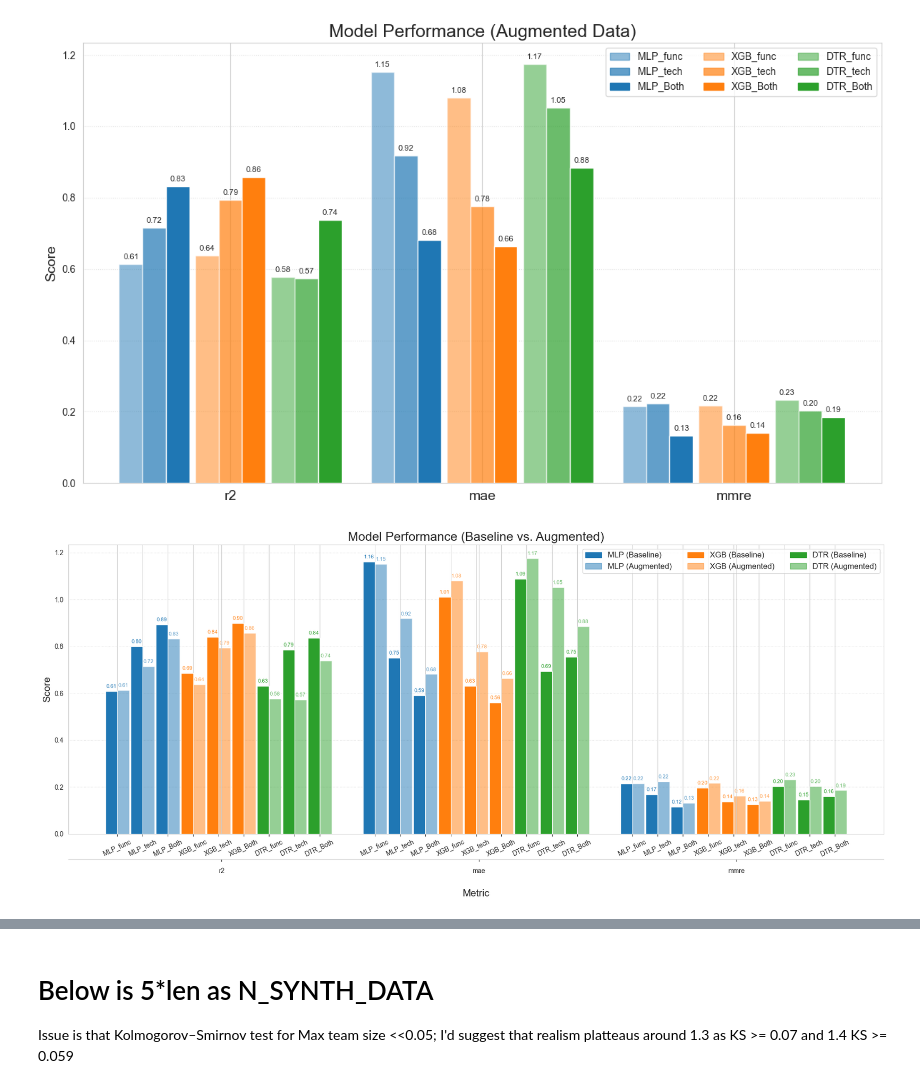
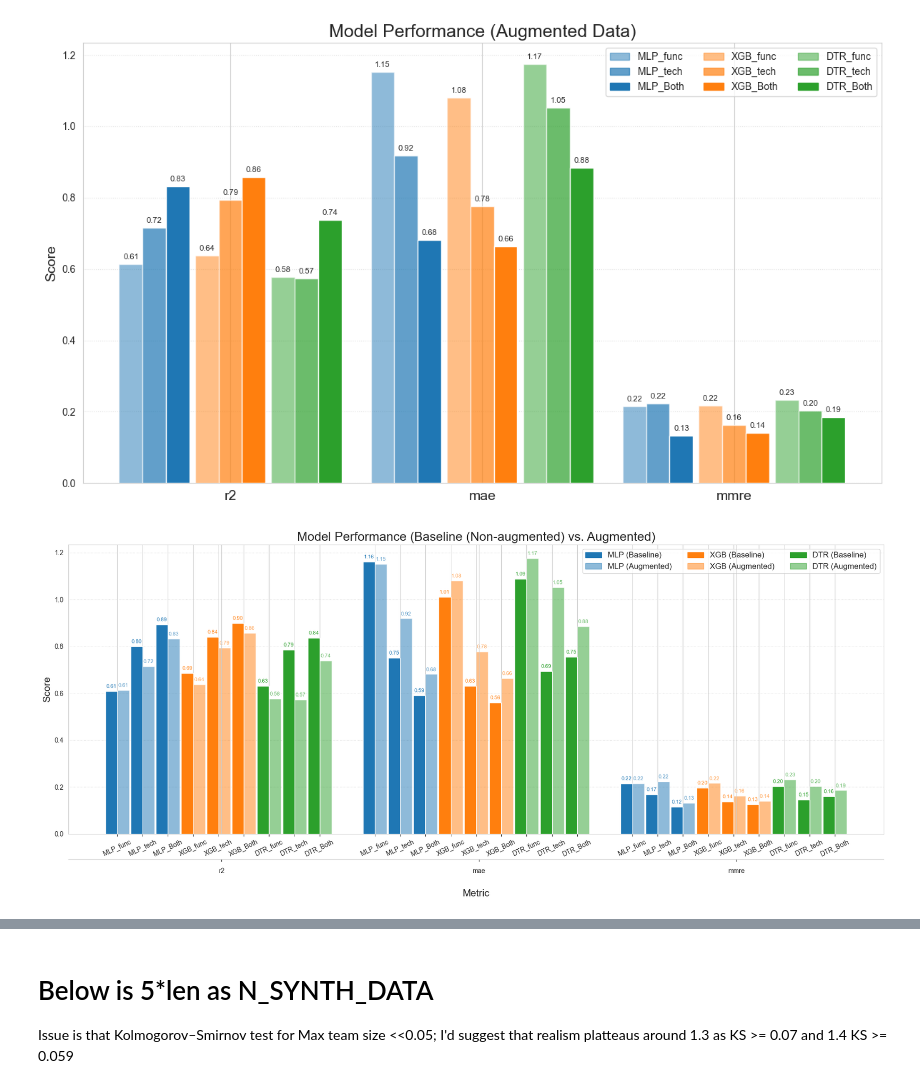
Before and after one commit to J4nvg/ResearchWorkshop, a Jupyter notebook: after_reading.ipynb, the cells around one changed output, grey strips where cells are left out. Cells and saved outputs as stored; diff of their text form; code cells hidden in the pictures.

Commit message:
Added plots

```diff
--- a/after_reading.ipynb
+++ b/after_reading.ipynb
@@ -1459,32 +1459,33 @@ def plot_baseline_augmented_together(baseline_df, augmented_df, title):
     # X-ticks: Model/Attribute combos under bars
     ax.set_xticks(xtick_locs)
     ax.set_xticklabels(xtick_labels, rotation=25, fontsize=10)
 
     # Major group ticks for metrics (on a separate bottom axis)
     ax2 = ax.twiny()
     ax2.set_xlim(ax.get_xlim())
     ax2.set_xticks(metric_centers)
     ax2.set_xticklabels(metrics, fontsize=20)
     ax2.xaxis.set_ticks_position('bottom')
     ax2.xaxis.set_label_position('bottom')
     ax2.spines['bottom'].set_position(('outward', 38))
     ax2.set_xlabel("Metric", fontsize=15, labelpad=22)
     ax2.tick_params(axis='x', which='major', pad=10, rotation=0)
     ax2.spines['top'].set_visible(False)
 
     # Custom legend
     handles = []
     labels = []
     for model in models:
         handles.append(plt.Rectangle((0,0),1,1, color=base_colors[model], alpha=1.0))
         labels.append(f"{model} (Baseline)")
         handles.append(plt.Rectangle((0,0),1,1, color=base_colors[model], alpha=0.5))
         labels.append(f"{model} (Augmented)")
     ax.legend(handles, labels, loc='upper right', fontsize=12, ncol=3)
 
     plt.tight_layout()
+    plt.savefig("./plot/Model_performance_nonaugvsaug.svg")
     plt.show()
 # Plot all in one
-plot_baseline_augmented_together(baseline_df, augmented_df, 'Model Performance (Baseline vs. Augmented)')
+plot_baseline_augmented_together(baseline_df, augmented_df, 'Model Performance (Baseline (Non-augmented) vs. Augmented)')
 # %% [output]
-[figure, old version]
+[figure, new version]
```
Also changed, not shown: parts of 1 cell of this notebook.
